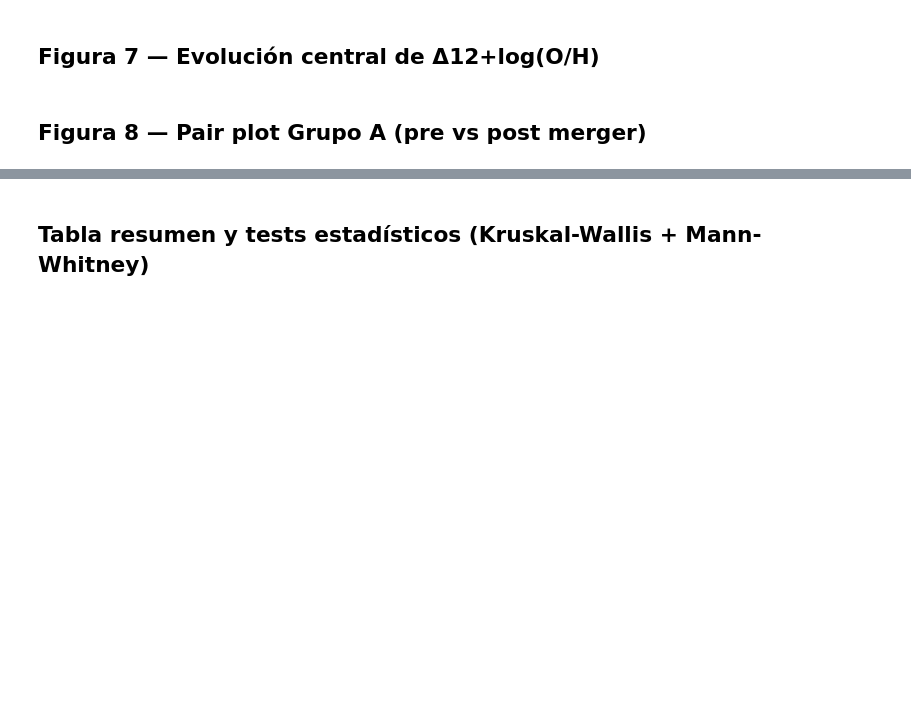
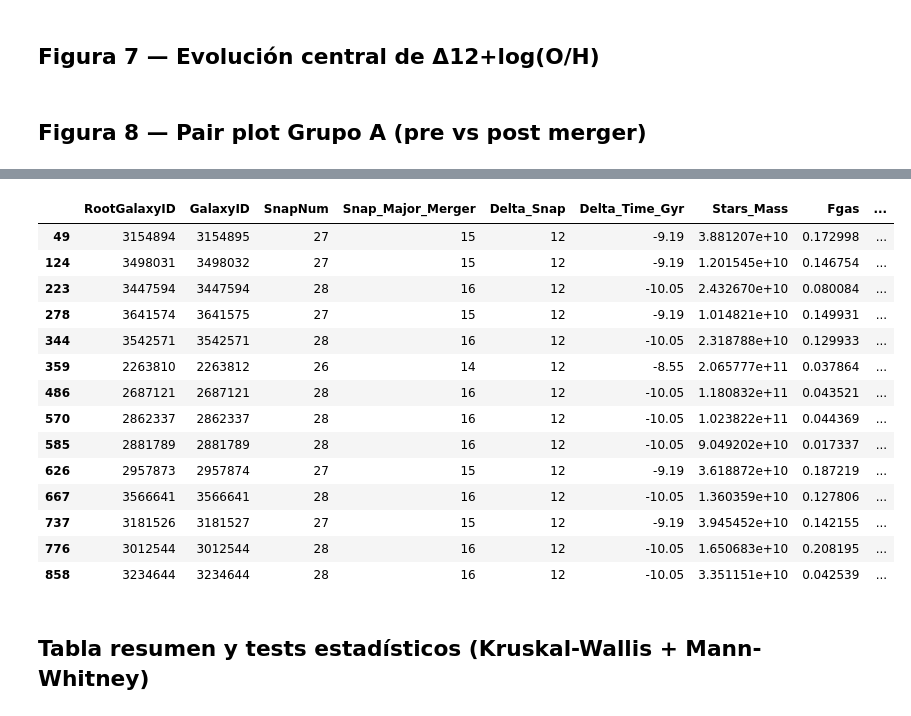
Before and after one commit to SantamariaR/Taller-Tesis-1, a Jupyter notebook: EDA_Grupos_Galaxias.ipynb, the cells around one changed output, grey strips where cells are left out. Cells and saved outputs as stored; diff of their text form; code cells hidden in the pictures; blank space fills up the shorter version.

```diff
--- a/EDA_Grupos_Galaxias.ipynb
+++ b/EDA_Grupos_Galaxias.ipynb
@@ -295,3 +295,21 @@ plt.tight_layout()
+# %%
+dfs['C'][(dfs['C']['Delta_Snap'] == 12)]
+# %% [output]
+|  | RootGalaxyID | GalaxyID | SnapNum | Snap_Major_Merger | Delta_Snap | Delta_Time_Gyr | Stars_Mass | Fgas | ... |
+| 49 | 3154894 | 3154895 | 27 | 15 | 12 | -9.19 | 3.881207e+10 | 0.172998 | ... |
+| 124 | 3498031 | 3498032 | 27 | 15 | 12 | -9.19 | 1.201545e+10 | 0.146754 | ... |
+| 223 | 3447594 | 3447594 | 28 | 16 | 12 | -10.05 | 2.432670e+10 | 0.080084 | ... |
+| 278 | 3641574 | 3641575 | 27 | 15 | 12 | -9.19 | 1.014821e+10 | 0.149931 | ... |
+| 344 | 3542571 | 3542571 | 28 | 16 | 12 | -10.05 | 2.318788e+10 | 0.129933 | ... |
+| 359 | 2263810 | 2263812 | 26 | 14 | 12 | -8.55 | 2.065777e+11 | 0.037864 | ... |
+| 486 | 2687121 | 2687121 | 28 | 16 | 12 | -10.05 | 1.180832e+11 | 0.043521 | ... |
+| 570 | 2862337 | 2862337 | 28 | 16 | 12 | -10.05 | 1.023822e+11 | 0.044369 | ... |
+| 585 | 2881789 | 2881789 | 28 | 16 | 12 | -10.05 | 9.049202e+10 | 0.017337 | ... |
+| 626 | 2957873 | 2957874 | 27 | 15 | 12 | -9.19 | 3.618872e+10 | 0.187219 | ... |
+| 667 | 3566641 | 3566641 | 28 | 16 | 12 | -10.05 | 1.360359e+10 | 0.127806 | ... |
+| 737 | 3181526 | 3181527 | 27 | 15 | 12 | -9.19 | 3.945452e+10 | 0.142155 | ... |
+| 776 | 3012544 | 3012544 | 28 | 16 | 12 | -10.05 | 1.650683e+10 | 0.208195 | ... |
+| 858 | 3234644 | 3234644 | 28 | 16 | 12 | -10.05 | 3.351151e+10 | 0.042539 | ... |
 # %% [markdown]
 ## Tabla resumen y tests estadísticos (Kruskal-Wallis + Mann-Whitney)
 # %%
```
Also changed, not shown: parts of 12 cells of this notebook, 2 other files.
